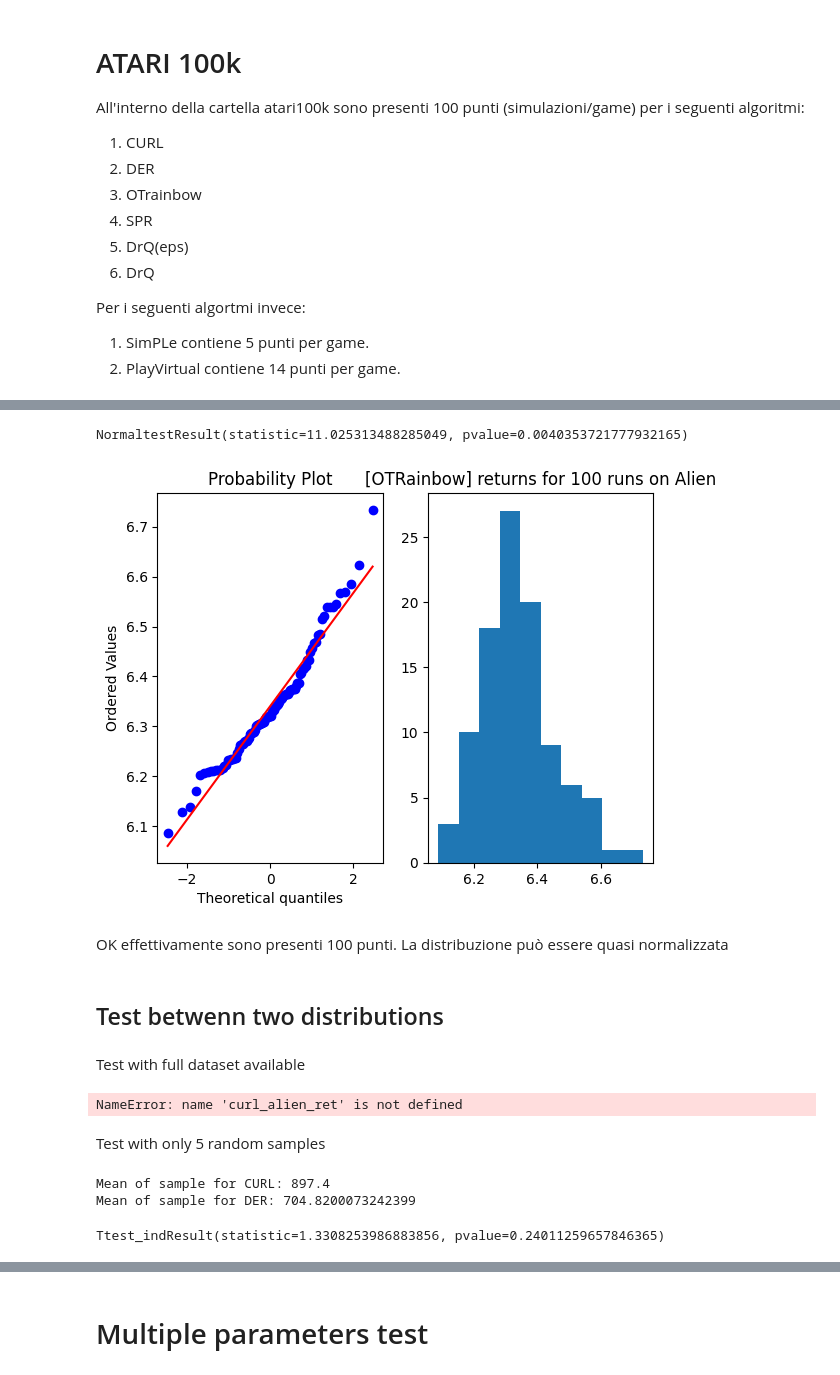
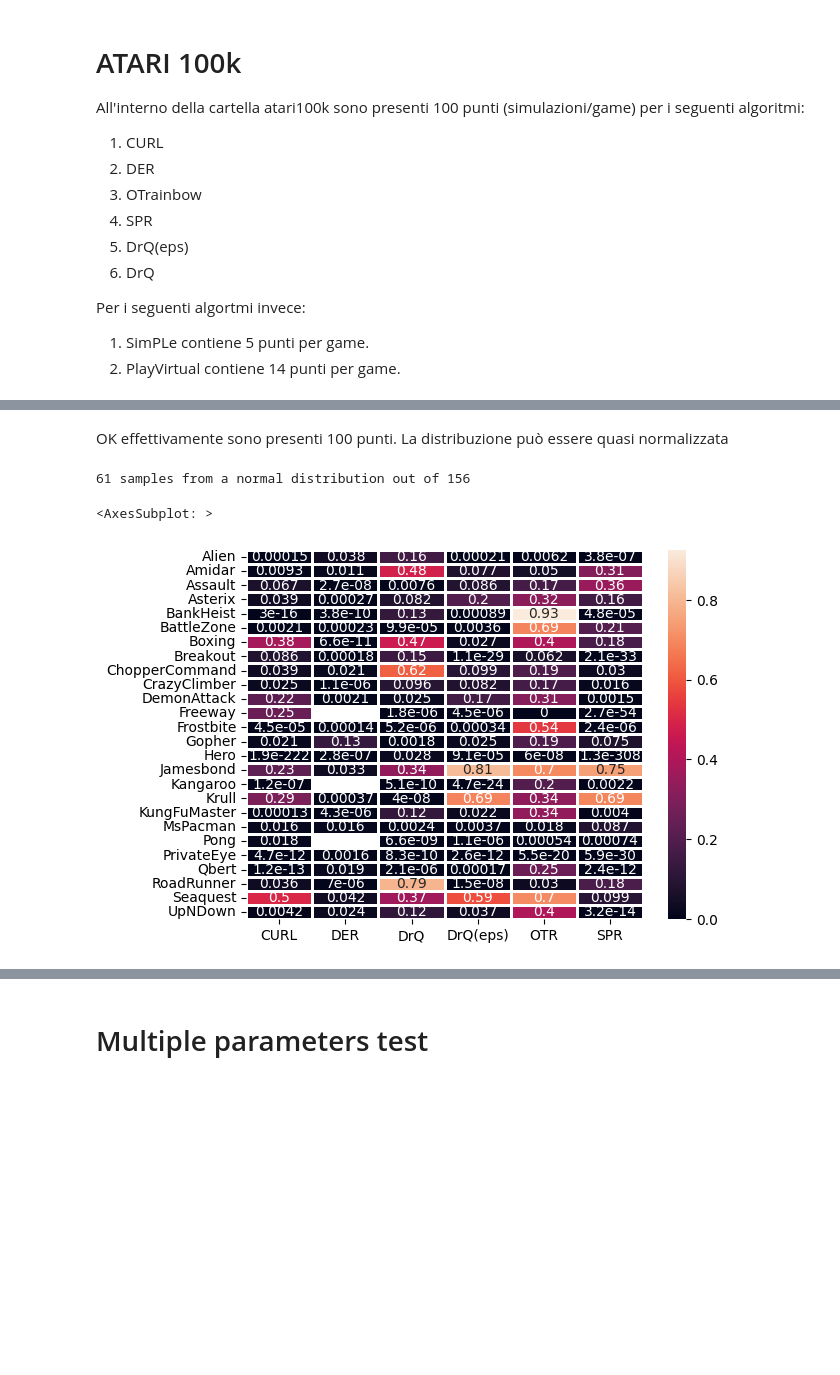
Before and after one commit to ecaromeo/stat_prec, a Jupyter notebook: normality.ipynb, the cells around one changed output, grey strips where cells are left out. Saved outputs shown, nothing was run; the diff lists cells and outputs as text; code cells hidden in the pictures; blank space fills up the shorter version.

```diff
--- a/normality.ipynb
+++ b/normality.ipynb
@@ -89,44 +252,30 @@ NormaltestResult(statistic=32.57440164595838, pvalue=8.444200893484783e-08)
-# %%
-with open(r'atari_100k\OTRainbow.json') as ff:
-    a100 = json.load(ff)
-
-
-rain_alien_ret = a100['Alien']
-
-
-# plt.hist(np.log(der_alien_ret), bins=20)
-fig = plt.subplot(121)
-stats.probplot(np.log(rain_alien_ret), plot=fig)
-plt.subplot(122)
-plt.hist(np.log(rain_alien_ret))
-plt.title('[OTRainbow] returns for 100 runs on Alien')
-
-stats.normaltest(np.log(rain_alien_ret))
-# %% [output]
-NormaltestResult(statistic=11.025313488285049, pvalue=0.0040353721777932165)
-[figure, removed]
 # %% [markdown]
 OK effettivamente sono presenti 100 punti. La distribuzione può essere quasi normalizzata
-# %% [markdown]
-## Test betwenn two distributions
-# %% [markdown]
-Test with full dataset available
-# %%
-print(f'Mean of sample for CURL: {np.mean(curl_alien_ret)}')
-print(f'Mean of sample for DER: {np.mean(der_alien_ret)}')
-stats.ttest_ind(curl_alien_ret, der_alien_ret, equal_var=False) # Perform Welch test. We can not assume same variance, see results from stat_prec paper.
-# %% [output]
-NameError: name 'curl_alien_ret' is not defined
-# %% [markdown]
-Test with only 5 random samples
-# %%
-np.random.seed(0)
-curl_alien_ret_5 = np.random.permutation(curl_alien_ret)[:5]
-der_alien_ret_5 = np.random.permutation(der_alien_ret)[:5]
-print(f'Mean of sample for CURL: {np.mean(curl_alien_ret_5)}')
-print(f'Mean of sample for DER: {np.mean(der_alien_ret_5)}')
-stats.ttest_ind(curl_alien_ret_5, der_alien_ret_5, equal_var=False) # Perform Welch test. We can not assume same variance, see results from stat_prec paper.
-# %% [output]
-Mean of sample for CURL: 897.4
-Mean of sample for DER: 704.8200073242399
-Ttest_indResult(statistic=1.3308253986883856, pvalue=0.24011259657846365)
+# %%
+
+p_vals = np.zeros((M, len(algo_list)))
+alpha = 0.05
+trim = 0.05
+smpl_len = 100
+smpl_srt = int(smpl_len*trim/2)
+smpl_end = smpl_len - smpl_srt
+
+for alg_indx,  alg in zip(range(len(algo_list)), algo_list):
+        for game_indx, game in zip(range(M), games):
+                smpl = algo_bench[alg][game]
+                smpl = np.sort(smpl)
+                smpl = smpl[smpl_srt: smpl_end]
+                _, p_vals[game_indx, alg_indx] = stats.normaltest(smpl)
+
+fig, axs = plt.subplots(1,1)
+# fig.set_figwidth(10)
+# fig.set_figheight(10)
+p_vals_mask = np.copy(p_vals)
+p_vals_mask[p_vals <= alpha] = 0
+p_vals_mask[p_vals > alpha] = 1
+print(f"{np.sum(p_vals>alpha)} samples from a normal distribution out of {np.size(p_vals)}")
+sns.heatmap(p_vals, linewidth=1, annot=True, xticklabels=algo_list, yticklabels=games, ax=axs)
+# %% [output]
+61 samples from a normal distribution out of 156
+<AxesSubplot: >
+[figure, added]
```
Also changed, not shown: parts of 21 cells of this notebook.
